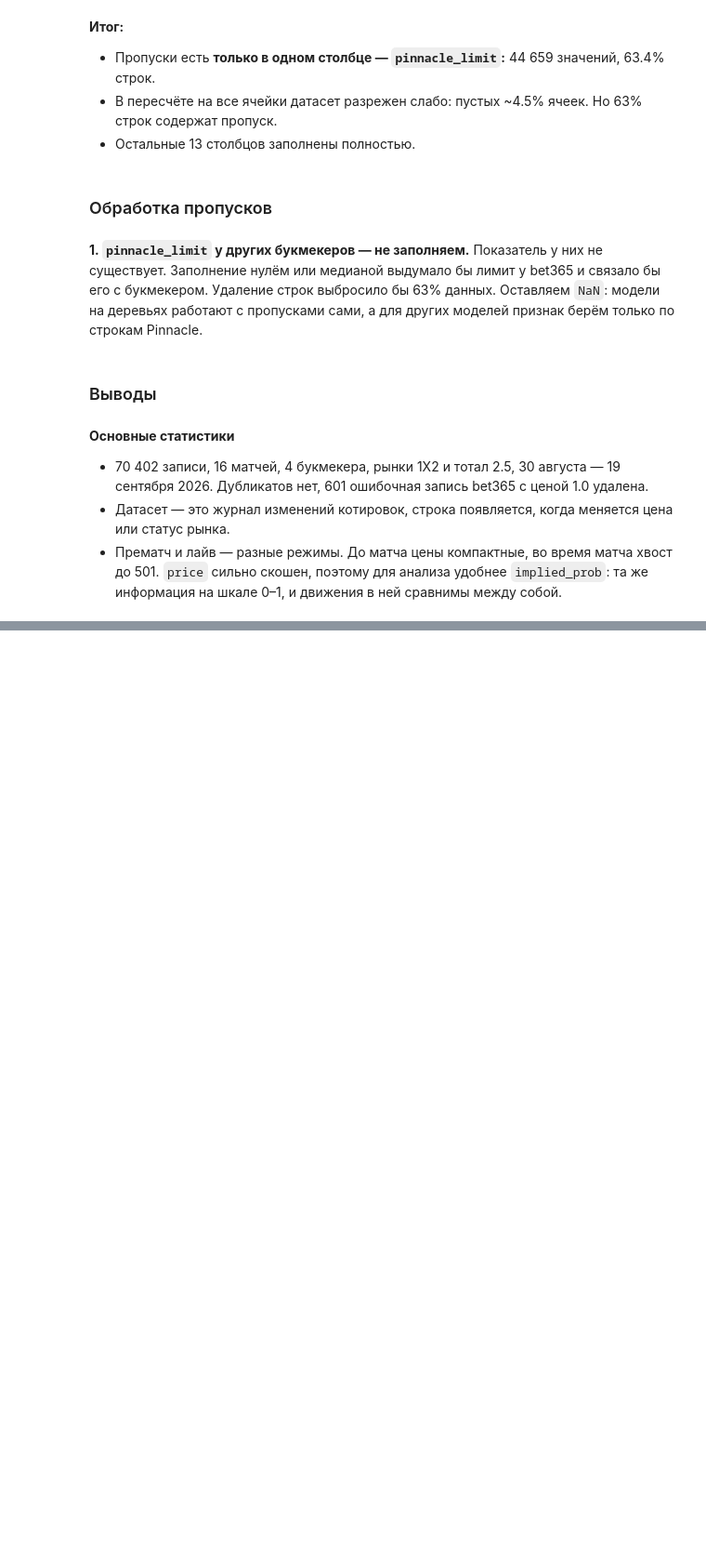
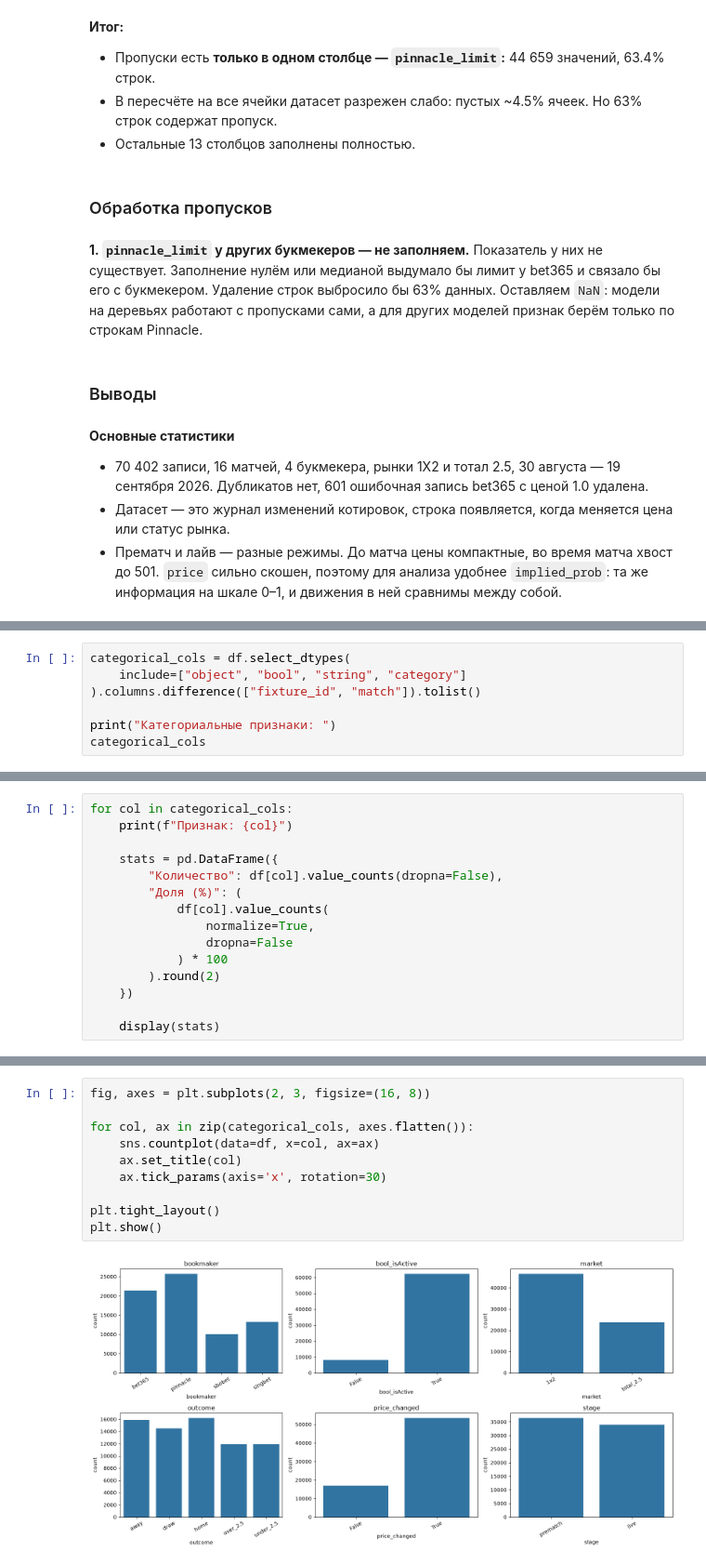
Before and after one commit to Semen519/odds-movement-monitor, a Jupyter notebook: checkpoint_2/notebooks/EDA.ipynb, the cells around one changed output, grey strips where cells are left out. Shown at 93% size. Drawn from its saved outputs; the diff is of its cells as text; blank space fills up the shorter version.

Commit message:
checkpoint_2: анализ категориальных признаков

```diff
--- a/checkpoint_2/notebooks/EDA.ipynb
+++ b/checkpoint_2/notebooks/EDA.ipynb
@@ -451,0 +464,7 @@ plt.show()
+# %%
+categorical_cols = df.select_dtypes(
+    include=["object", "bool", "string", "category"]
+).columns.difference(["fixture_id", "match"]).tolist()
+
+print("Категориальные признаки: ")
+categorical_cols
@@ -451,0 +484,15 @@ plt.show()
+# %%
+for col in categorical_cols:
+    print(f"Признак: {col}")
+
+    stats = pd.DataFrame({
+        "Количество": df[col].value_counts(dropna=False),
+        "Доля (%)": (
+            df[col].value_counts(
+                normalize=True,
+                dropna=False
+            ) * 100
+        ).round(2)
+    })
+
+    display(stats)
@@ -451,0 +535,12 @@ plt.show()
+# %%
+fig, axes = plt.subplots(2, 3, figsize=(16, 8))
+
+for col, ax in zip(categorical_cols, axes.flatten()):
+    sns.countplot(data=df, x=col, ax=ax)
+    ax.set_title(col)
+    ax.tick_params(axis='x', rotation=30)
+
+plt.tight_layout()
+plt.show()
+# %% [output]
+[figure, added]
```
Also changed, not shown: parts of 22 cells of this notebook.
